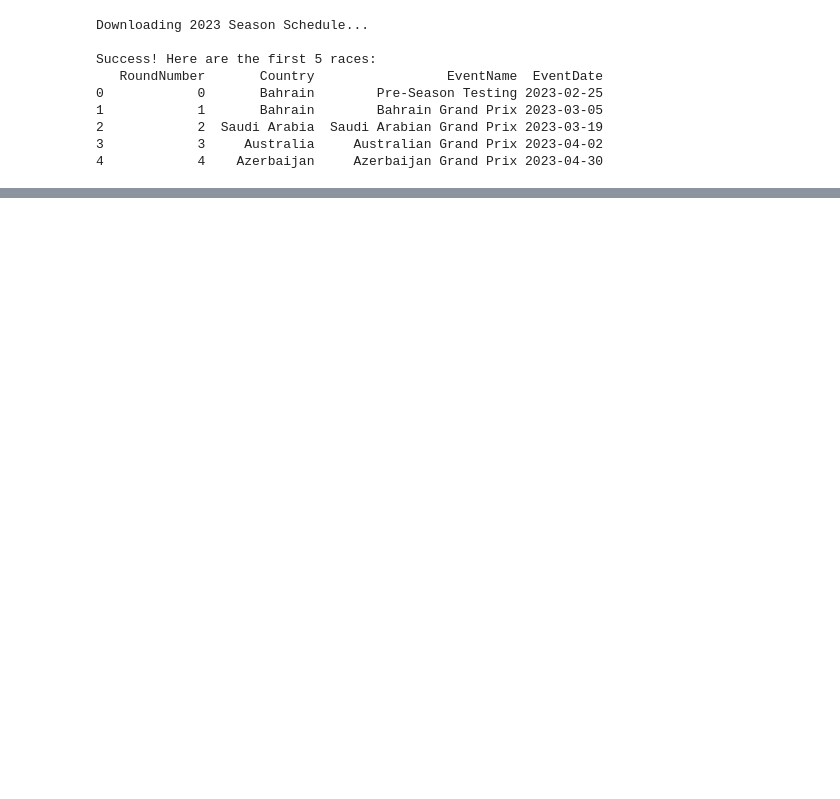
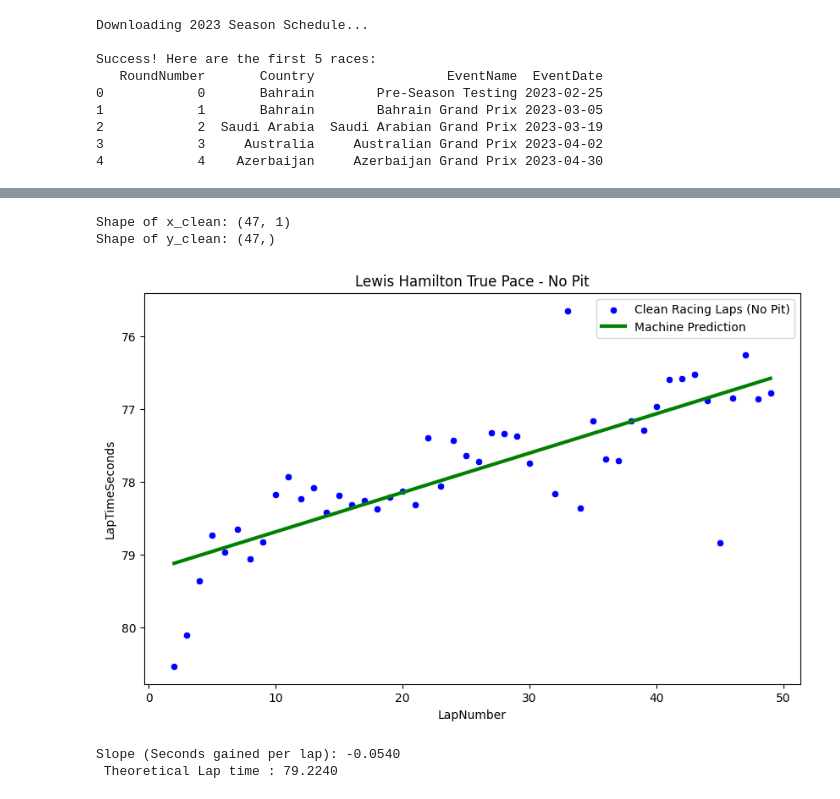
Before and after one commit to JACKLEEOW/Formula1-Machine-Learning, a Jupyter notebook: notebooks/01-setup-test.ipynb, the cells around one changed output, grey strips where cells are left out. Drawn from its saved outputs; the diff is of its cells as text; code cells hidden in the pictures; blank space fills up the shorter version.

```diff
--- a/notebooks/01-setup-test.ipynb
+++ b/notebooks/01-setup-test.ipynb
@@ -27,0 +208,38 @@ Success! Here are the first 5 races:
+# %%
+# Our prior issues was that we did not filter out the time for pit stops
+# the outliers are dragging the entire line down.
+# so we must clean the data and reinitialize the laps only < 80 seconds
+
+
+clean_laps = hamilton[(hamilton["LapNumber"] < 50) & (hamilton['LapTimeSeconds'] < 81)]
+
+x_clean = clean_laps[['LapNumber']] #2d Matrix as req
+
+y_clean = clean_laps ['LapTimeSeconds']
+
+#Re train model
+print("Shape of x_clean:", x_clean.shape)
+print("Shape of y_clean:", y_clean.shape)
+model_clean = LinearRegression()
+model_clean.fit(x_clean,y_clean)
+
+#plot new results
+predictions_clean = model_clean.predict(x_clean)
+
+plt.figure(figsize=(10,6))
+sns.scatterplot(data = clean_laps, x = "LapNumber", y = "LapTimeSeconds", label = "Clean Racing Laps (No Pit)", color = "blue")
+plt.plot(clean_laps['LapNumber'], predictions_clean, color = "green", linewidth = 3, label = "Machine Prediction")
+
+plt.title("Lewis Hamilton True Pace - No Pit")
+plt.legend()
+plt.gca().invert_yaxis()
+plt.show()
+
+print(f"Slope (Seconds gained per lap): {model_clean.coef_[0]:.4f}")
+print(f" Theoretical Lap time : {model_clean.intercept_:.4f}")
+# %% [output]
+Shape of x_clean: (47, 1)
+Shape of y_clean: (47,)
+[figure, added]
+Slope (Seconds gained per lap): -0.0540
+ Theoretical Lap time : 79.2240
```
Also changed, not shown: parts of 10 cells of this notebook.
